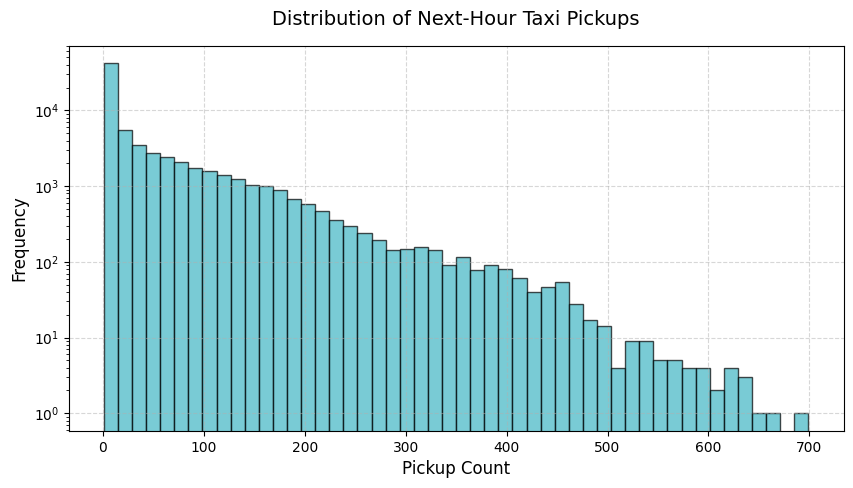
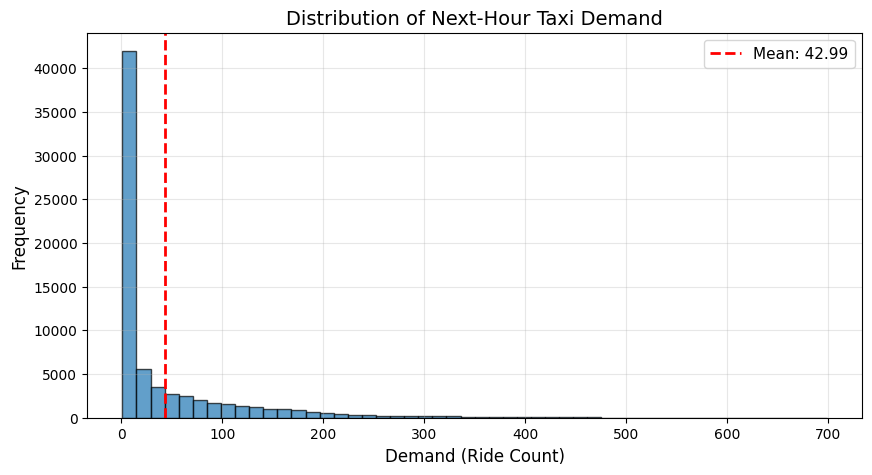
Unified diff of the notebook cell whose output changed from the first chart to the second:
--- before
+++ after
@@ -1,14 +1,28 @@
+mean_demand = df["next_hour_pickup_count"].mean()
+var_demand = df["next_hour_pickup_count"].var()
+
 plt.figure(figsize=(10, 5))
 plt.hist(
     df["next_hour_pickup_count"],
     bins=50,
-    color="#41b6c4",
+    color="#1f77b4",
     edgecolor="black",
     alpha=0.7,
 )
-plt.title("Distribution of Next-Hour Taxi Pickups", fontsize=14, pad=15)
-plt.xlabel("Pickup Count", fontsize=12)
+plt.axvline(
+    mean_demand,
+    color="red",
+    linestyle="dashed",
+    linewidth=2,
+    label=f"Mean: {mean_demand:.2f}",
+)
+plt.title("Distribution of Next-Hour Taxi Demand", fontsize=14)
+plt.xlabel("Demand (Ride Count)", fontsize=12)
 plt.ylabel("Frequency", fontsize=12)
-plt.yscale("log")  # Use log scale due to high skewness
-plt.grid(True, linestyle="--", alpha=0.5)
+plt.legend(fontsize=11)
+plt.grid(True, alpha=0.3)
 plt.show()
+
+print(f"Target Mean (mu): {mean_demand:.2f}")
+print(f"Target Variance (sigma^2): {var_demand:.2f}")
+print(f"Overdispersion Ratio (sigma^2 / mu): {var_demand / mean_demand:.2f}")

Commit: docs: deepen time-series analysis, metrics, and feature engineering details